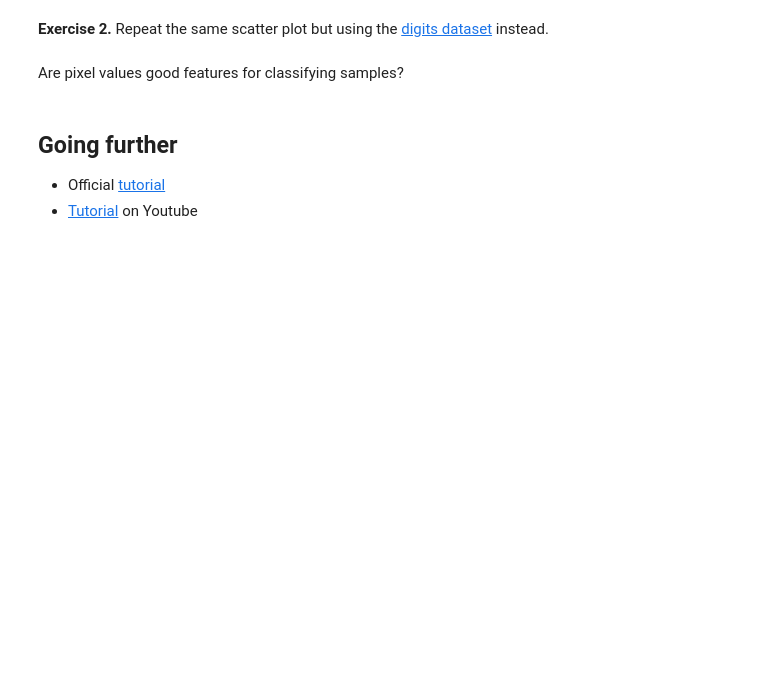
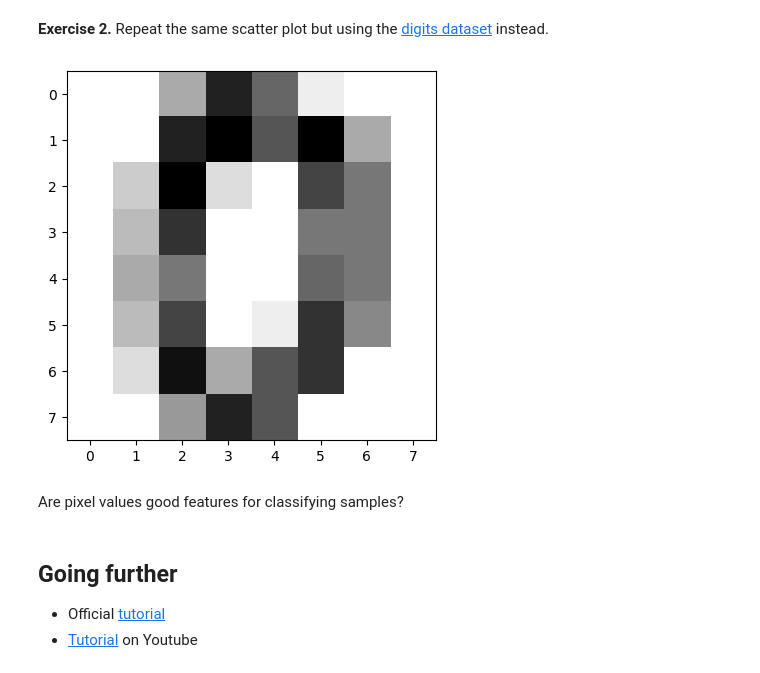
Before and after one commit to krishyb123/Krishyb123.github.io, a Jupyter notebook: notebooks/01_python_basics.ipynb, the cells around one changed output. Drawn from its saved outputs; the diff is of its cells as text; code cells hidden in the pictures; blank space fills up the shorter version.

```diff
--- a/notebooks/01_python_basics.ipynb
+++ b/notebooks/01_python_basics.ipynb
@@ -579,3 +588,19 @@ X, y = load_digits(return_X_y=True)
+# %%
+from sklearn.datasets import load_digits
+X, y = load_digits(return_X_y=True)
+
+#what number do you want to see, put the key as that
+key = 0
+digit_pixels = X_class0[key]
+
+# Reshape from a 1D line of 64 into a 2D 8x8 square
+digit_image = digit_pixels.reshape(8, 8)
+
+plt.figure()
+plt.imshow(digit_image, cmap='gray_r')
+plt.show()
+# %% [output]
+[figure, added]
 # %% [markdown]
 Are pixel values good features for classifying samples?
 # %% [markdown]
```
Also changed, not shown: parts of 3 cells of this notebook.
